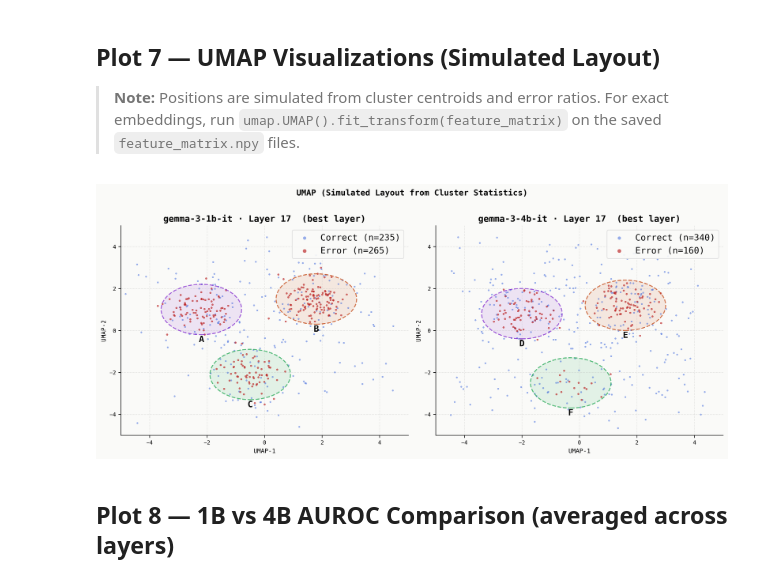
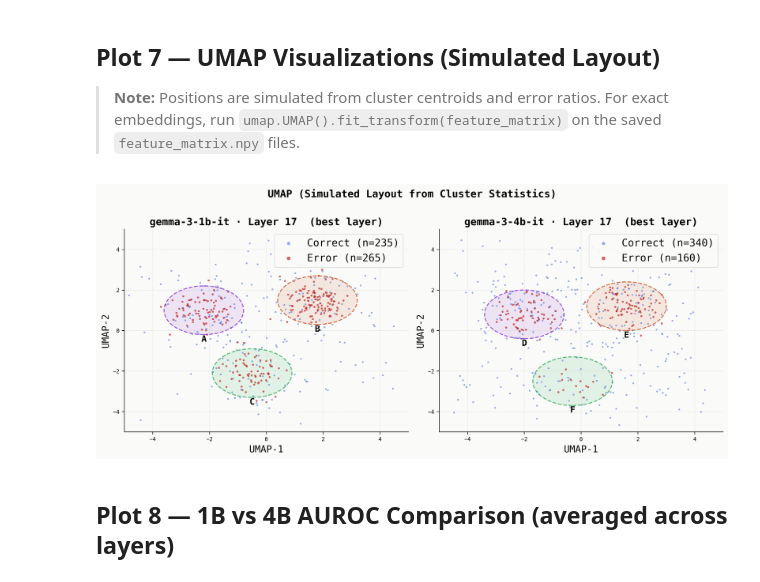
Before and after one commit to Neeni2604/Automated-Deferral-With-Interpretability, a Jupyter notebook: sae_deferral_plots.ipynb, the cells around one changed output. Cells and saved outputs as stored; diff of their text form; code cells hidden in the pictures.

```diff
--- a/sae_deferral_plots.ipynb
+++ b/sae_deferral_plots.ipynb
@@ -363,38 +363,38 @@ def simulate_umap(ax, cluster_cfg, total_correct, total_errors, title, cluster_l
                 cluster_labels[ci],
                 ha='center', fontsize=13, color='black', fontweight='bold', zorder=5)
 
     ax.set_xlim(-5, 5); ax.set_ylim(-5, 5)
-    ax.set_xlabel('UMAP-1'); ax.set_ylabel('UMAP-2')
-    ax.set_title(title, fontsize=13, fontweight='bold')
-    ax.legend(loc='upper right', markerscale=1.8, fontsize=13,
+    ax.set_xlabel('UMAP-1', fontsize=14); ax.set_ylabel('UMAP-2', fontsize=14)
+    ax.set_title(title, fontsize=15, fontweight='bold')
+    ax.legend(loc='upper right', markerscale=1.8, fontsize=15,
               framealpha=0.9, edgecolor='#ddd')
 
 
 fig, (ax1, ax2) = plt.subplots(1, 2, figsize=(13, 5.5))
-fig.suptitle('UMAP (Simulated Layout from Cluster Statistics)', fontweight='bold', y=1.01)
+fig.suptitle('UMAP (Simulated Layout from Cluster Statistics)', fontweight='bold', y=1.01, fontsize=15)
 
 simulate_umap(ax1,
     [{'cx':-2.2,'cy':1.0,'n_errors':83, 'er':0.559},
      {'cx': 1.8,'cy':1.5,'n_errors':113,'er':0.607},
      {'cx':-0.5,'cy':-2.1,'n_errors':69,'er':0.564}],
     total_correct=235, total_errors=265,
     title='gemma-3-1b-it · Layer 17  (best layer)',
     cluster_labels=['A', 'B', 'C'])
 
 simulate_umap(ax2,
     [{'cx':-2.0,'cy':0.8, 'n_errors':66,'er':0.473},
      {'cx': 1.6,'cy':1.2, 'n_errors':78,'er':0.476},
      {'cx':-0.3,'cy':-2.5,'n_errors':16,'er':0.290}],
     total_correct=340, total_errors=160,
     title='gemma-3-4b-it · Layer 17  (best layer)',
     cluster_labels=['D', 'E', 'F'])
 
 plt.tight_layout()
 plt.savefig('umap_figure7.png', dpi=300, bbox_inches='tight',
             facecolor='white', edgecolor='none')
 plt.show()
 # %% [output]
-[figure, old version]
+[figure, new version]
 # %% [markdown]
 ## Plot 8 — 1B vs 4B AUROC Comparison (averaged across layers)
 # %%
```
Also changed, not shown: parts of 1 cell of this notebook, 3 other files.
